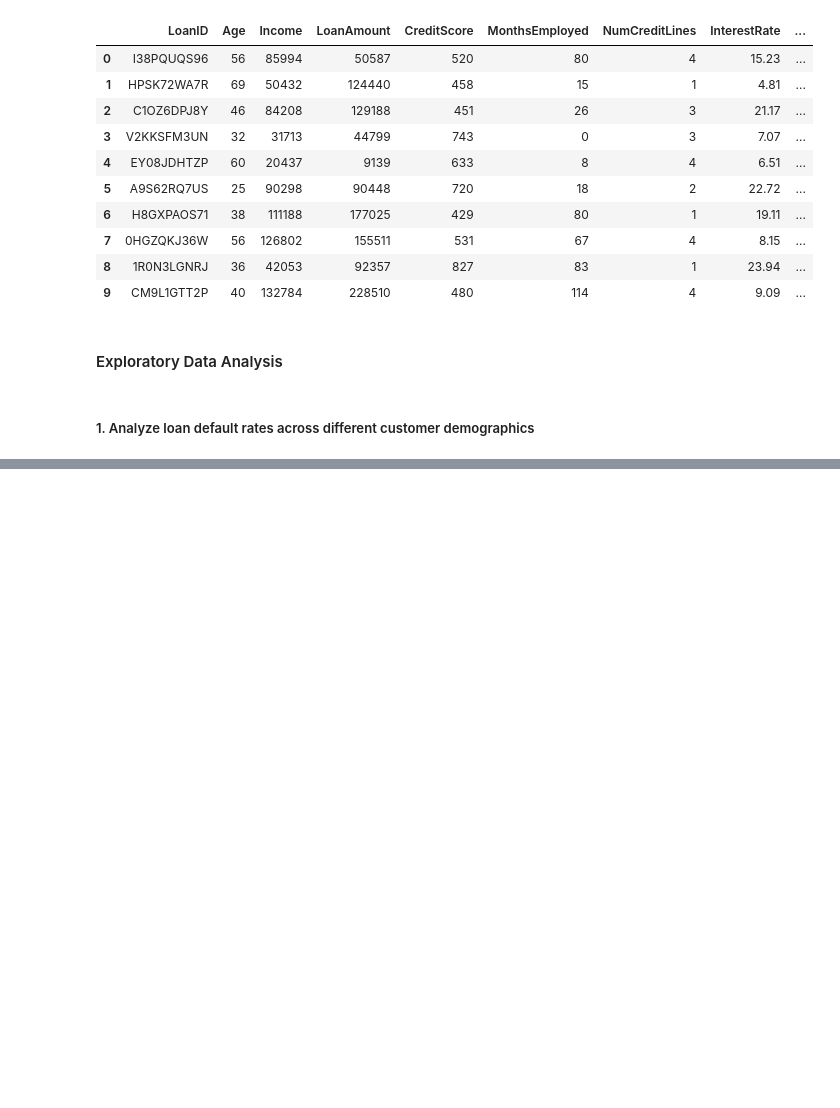
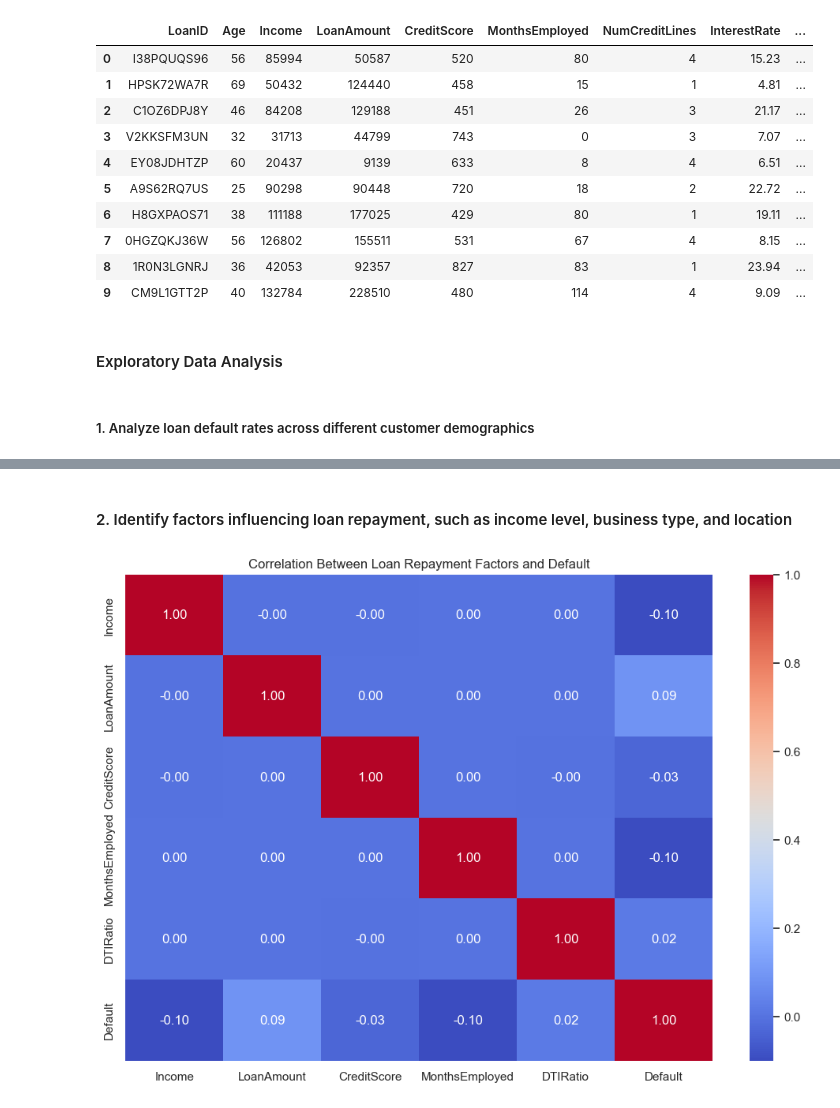
Before and after one commit to Muquadam/FIRST_VS_CODE_PROJECT, a Jupyter notebook: fdhdg.ipynb, the cells around one changed output, grey strips where cells are left out. Drawn from its saved outputs; the diff is of its cells as text; code cells hidden in the pictures; blank space fills up the shorter version.

```diff
--- a/fdhdg.ipynb
+++ b/fdhdg.ipynb
@@ -83,0 +98,10 @@ df.head(10)
+# %% [markdown]
+#### 2. Identify factors influencing loan repayment, such as income level, business type, and location
+# %%
+factors = ['Income', 'LoanAmount', 'CreditScore', 'MonthsEmployed', 'DTIRatio']
+plt.figure(figsize=(12, 8))
+sns.heatmap(df[factors + ['Default']].corr(), annot=True, cmap='coolwarm', fmt='.2f')
+plt.title('Correlation Between Loan Repayment Factors and Default')
+plt.show()
+# %% [output]
+[figure, added]
```
Also changed, not shown: parts of 1 cell of this notebook.
